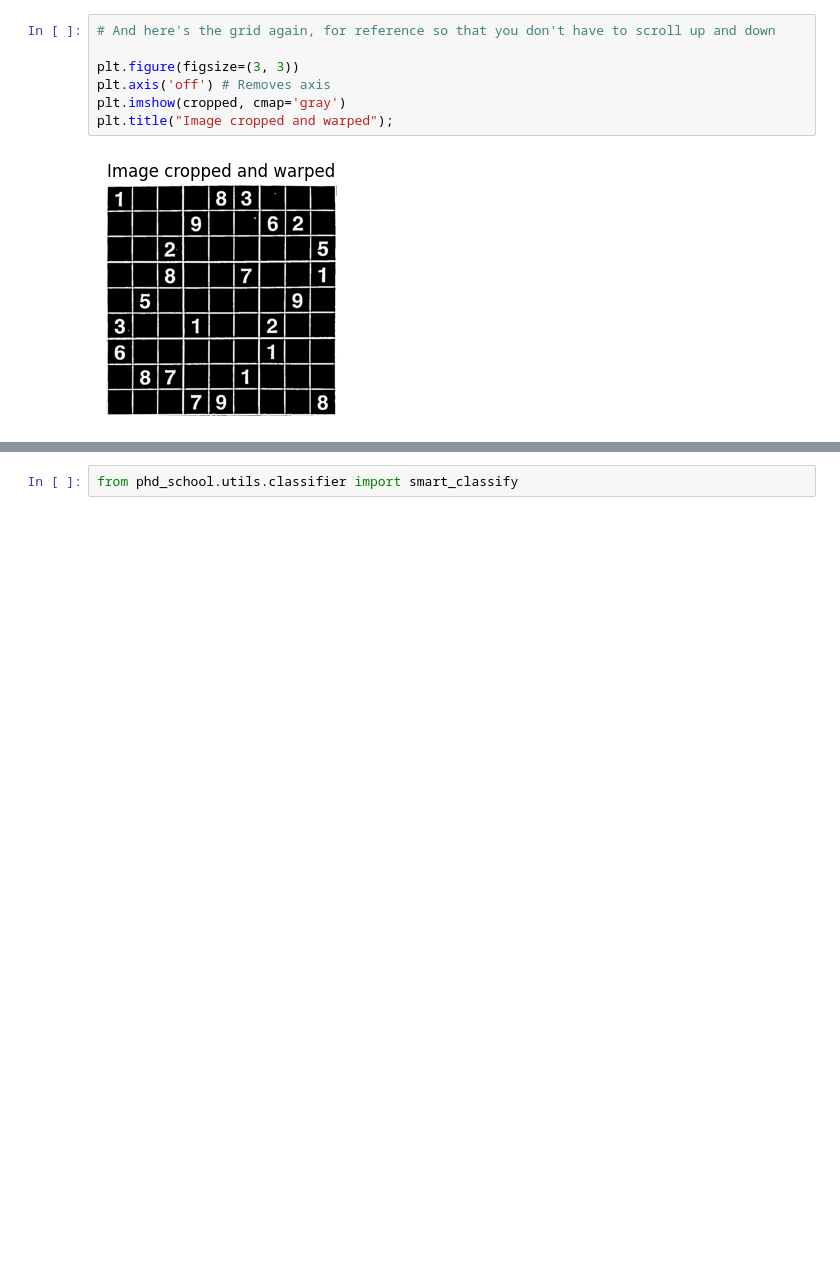
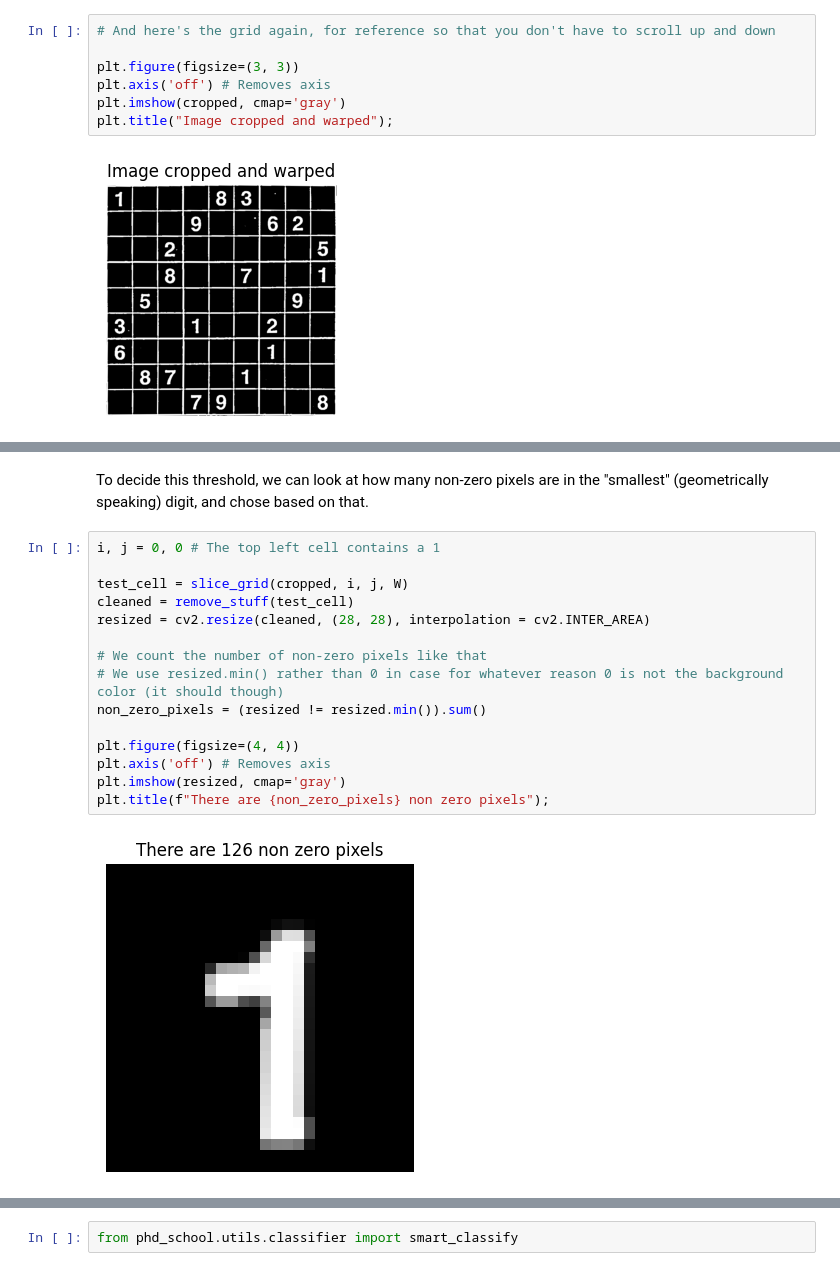
Before and after one commit to matteobarbieri/phd-school, a Jupyter notebook: home/notebooks_solution/3-solve-sudoku.ipynb, the cells around one changed output, grey strips where cells are left out. Saved outputs shown, nothing was run; the diff lists cells and outputs as text; blank space fills up the shorter version.

```diff
--- a/home/notebooks_solution/3-solve-sudoku.ipynb
+++ b/home/notebooks_solution/3-solve-sudoku.ipynb
@@ -370,0 +459,19 @@ TODO finish this cell
+# %% [markdown]
+To decide this threshold, we can look at how many non-zero pixels are in the "smallest" (geometrically speaking) digit, and chose based on that.
+# %%
+i, j = 0, 0 # The top left cell contains a 1
+
+test_cell = slice_grid(cropped, i, j, W)
+cleaned = remove_stuff(test_cell)
+resized = cv2.resize(cleaned, (28, 28), interpolation = cv2.INTER_AREA)
+
+# We count the number of non-zero pixels like that
+# We use resized.min() rather than 0 in case for whatever reason 0 is not the background color (it should though)
+non_zero_pixels = (resized != resized.min()).sum()
+
+plt.figure(figsize=(4, 4))
+plt.axis('off') # Removes axis
+plt.imshow(resized, cmap='gray')
+plt.title(f"There are {non_zero_pixels} non zero pixels");
+# %% [output]
+[figure, added]
```
Also changed, not shown: parts of 33 cells of this notebook.
